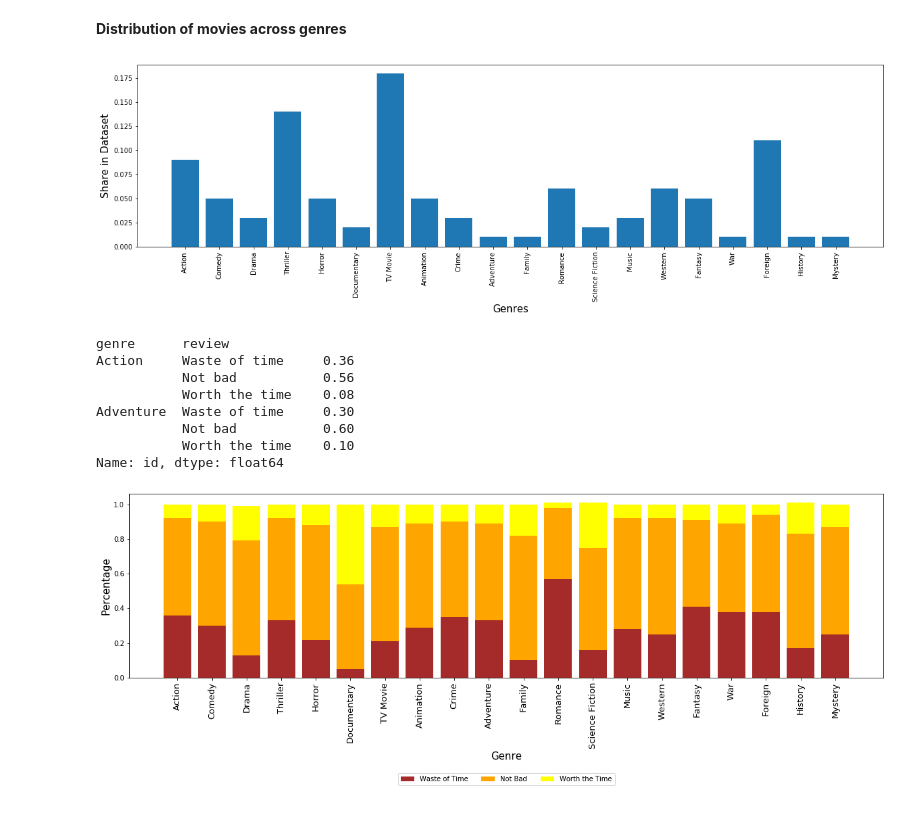
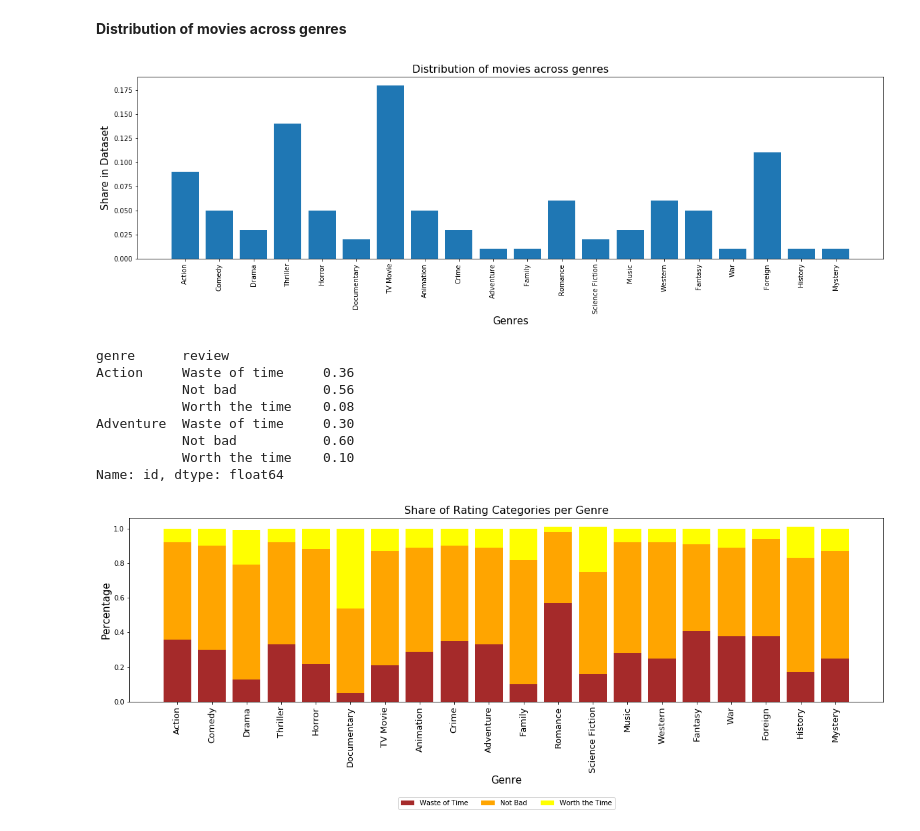
Before and after one commit to aZade-Dehghanpour/investigate_imdb_dataset, a Jupyter notebook: Codes/Notebook/Analysis of Imdb Movie Data.ipynb, the cells around one changed output. Drawn from its saved outputs; the diff is of its cells as text; code cells hidden in the pictures.

```diff
--- a/Codes/Notebook/Analysis of Imdb Movie Data.ipynb
+++ b/Codes/Notebook/Analysis of Imdb Movie Data.ipynb
@@ -596,15 +596,16 @@ If you're not up for a disappointment, best to avoid movies released between 200
 # %%
 ax = plt.subplots(figsize = (20,5))
 movie_count_per_genre = df_genres.groupby('genre').id.count().copy()
 movie_proportion_per_genre = (movie_count_per_genre/df_genres.shape[0]).round(2)
 x_locations2 = np.arange(df_genres.genre.nunique())
 xtick_labels = list(df_genres.genre.unique())
 plt.bar(x_locations2, movie_proportion_per_genre)
 plt.xticks(x_locations2,xtick_labels, rotation = '90')
 plt.xlabel('Genres',size = 15)
-plt.ylabel('Share in Dataset',size = 15);
+plt.ylabel('Share in Dataset',size = 15)
+plt.title('Distribution of movies across genres' , size =16);
 # %% [output]
-[figure, old version]
+[figure, new version]
 # %%
 df_review_per_genre = pd.merge(df_review,df_genres, how = 'inner', left_on = 'id', right_on = 'id').copy()
 review_count_per_genre = df_review_per_genre.groupby(['genre','review']).id.count()
@@ -638,9 +639,10 @@ ax7.bar(x_locations7, bar_worth_the_time7,  color = 'yellow', label =  'Worth th
 plt.xticks(x_locations7,labels_list7, rotation = '90',size=13)
 plt.xlabel('Genre',size = 15)
 plt.ylabel('Percentage',size = 15)
-plt.legend(loc='upper center', bbox_to_anchor=(0.5, -0.5), fancybox=True, ncol=3);
+plt.legend(loc='upper center', bbox_to_anchor=(0.5, -0.5), fancybox=True, ncol=3)
+plt.title("Share of Rating Categories per Genre" , size =16);
 # %% [output]
-[figure, old version]
+[figure, new version]
 # %% [markdown]
 <a id = 'conclusion'></a>
 # %%
```
Also changed, not shown: parts of 24 cells of this notebook.
